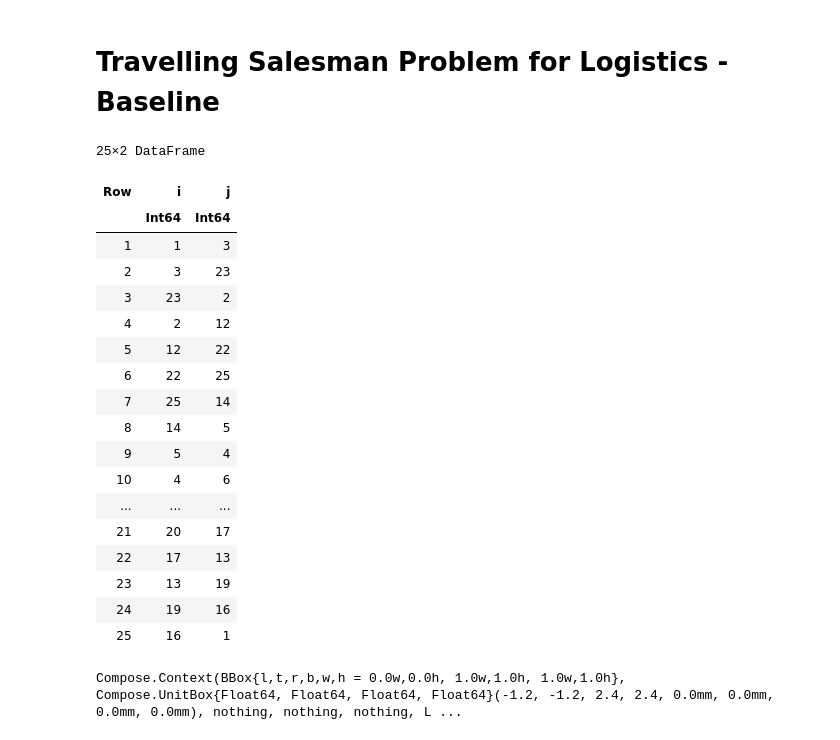
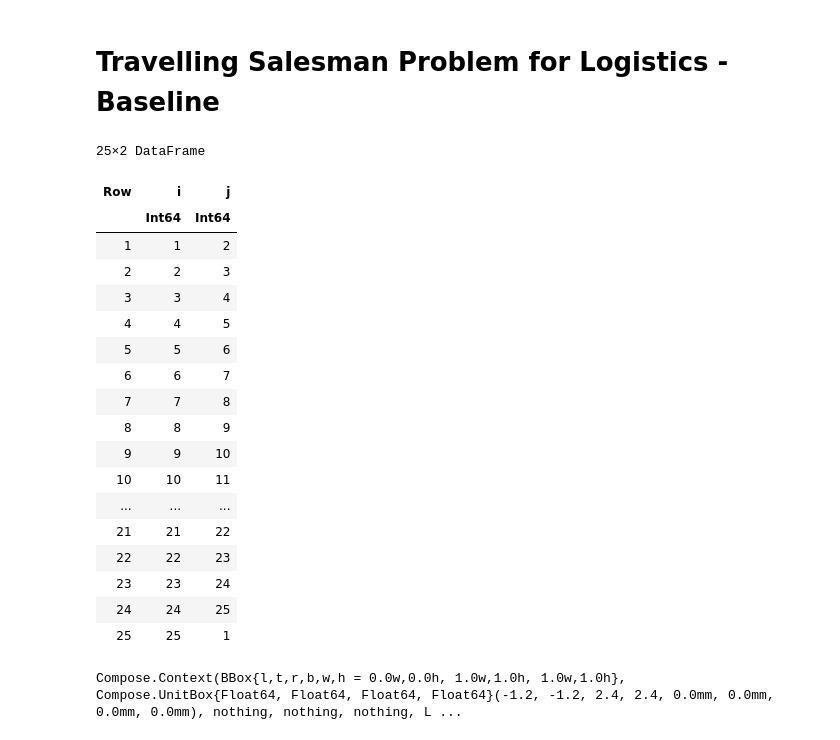
Before and after one commit to GuillaumeBonheure/OptimizeF1, a Jupyter notebook: Baseline_2023.ipynb, the cells around one changed output. Drawn from its saved outputs; the diff is of its cells as text; code cells hidden in the pictures.

```diff
--- a/Baseline_2023.ipynb
+++ b/Baseline_2023.ipynb
@@ -144,28 +200,28 @@ The total distance for the actual 2023 schedule is: 199,612.11 km
 # Travelling Salesman Problem for Logistics - Baseline
 # %%
 #Import actual logistics DataFrame
-logistics_2023 = CSV.read("Logistics_Actual_2023.csv", DataFrame);
+logistics_2023 = CSV.read("logistics_official.csv", DataFrame);
 logistics_2023
 # %% [output]
 25×2 DataFrame
 | Row | i | j |
 |  | Int64 | Int64 |
-| 1 | 1 | 3 |
-| 2 | 3 | 23 |
-| 3 | 23 | 2 |
-| 4 | 2 | 12 |
-| 5 | 12 | 22 |
-| 6 | 22 | 25 |
-| 7 | 25 | 14 |
-| 8 | 14 | 5 |
-| 9 | 5 | 4 |
-| 10 | 4 | 6 |
+| 1 | 1 | 2 |
+| 2 | 2 | 3 |
+| 3 | 3 | 4 |
+| 4 | 4 | 5 |
+| 5 | 5 | 6 |
+| 6 | 6 | 7 |
+| 7 | 7 | 8 |
+| 8 | 8 | 9 |
+| 9 | 9 | 10 |
+| 10 | 10 | 11 |
 | ... | ... | ... |
-| 21 | 20 | 17 |
-| 22 | 17 | 13 |
-| 23 | 13 | 19 |
-| 24 | 19 | 16 |
-| 25 | 16 | 1 |
+| 21 | 21 | 22 |
+| 22 | 22 | 23 |
+| 23 | 23 | 24 |
+| 24 | 24 | 25 |
+| 25 | 25 | 1 |
 # %%
 function visualize_loops(df)
     G = Graphs.SimpleDiGraph(25)
```
Also changed, not shown: parts of 24 cells of this notebook, 7 other files.
